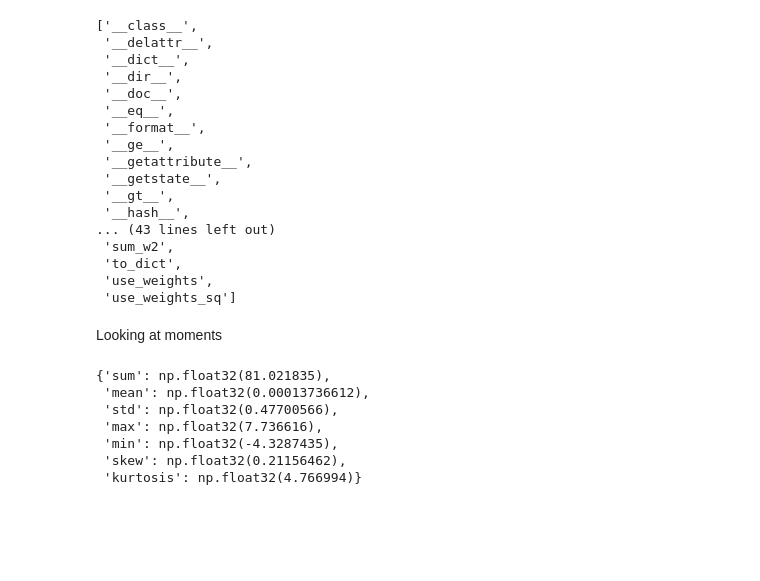
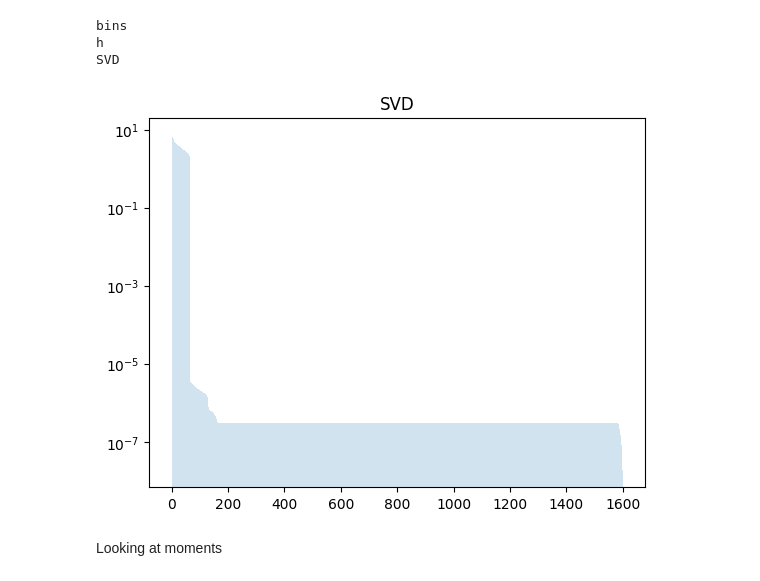
Before and after one commit to angerami/transformer-analysis, a Jupyter notebook: plot_book.ipynb, the cells around one changed output. Saved outputs shown, nothing was run; the diff lists cells and outputs as text; code cells hidden in the pictures; blank space fills up the shorter version.

```diff
--- a/plot_book.ipynb
+++ b/plot_book.ipynb
@@ -28,37 +28,18 @@
 #     plt.tight_layout()
 # %%
 from histogram_utils import load_group_from_file
-hb = load_group_from_file("small.histos.pkl")
+hb = load_group_from_file("xl.W_QK.histos.pkl")
+hm = hb[0,0].histograms
+for k in hm.keys():
+    print(k)
+# %% [output]
+bins
+h
+SVD
-# %%
-dir(hb[(0,0)])
-# %% [output]
-['__class__',
- '__delattr__',
- '__dict__',
- '__dir__',
- '__doc__',
- '__eq__',
- '__format__',
- '__ge__',
- '__getattribute__',
- '__getstate__',
- '__gt__',
- '__hash__',
-... (43 lines left out)
- 'sum_w2',
- 'to_dict',
- 'use_weights',
- 'use_weights_sq']
+# %%
+hb[5,1].draw('SVD', log=True)
+# %% [output]
+[figure, added]
 # %% [markdown]
 Looking at moments
-# %%
-hb[0,0].stats()
-# %% [output]
-{'sum': np.float32(81.021835),
- 'mean': np.float32(0.00013736612),
- 'std': np.float32(0.47700566),
- 'max': np.float32(7.736616),
- 'min': np.float32(-4.3287435),
- 'skew': np.float32(0.21156462),
- 'kurtosis': np.float32(4.766994)}
 # %%
```
Also changed, not shown: parts of 14 cells of this notebook, 4 other files.
